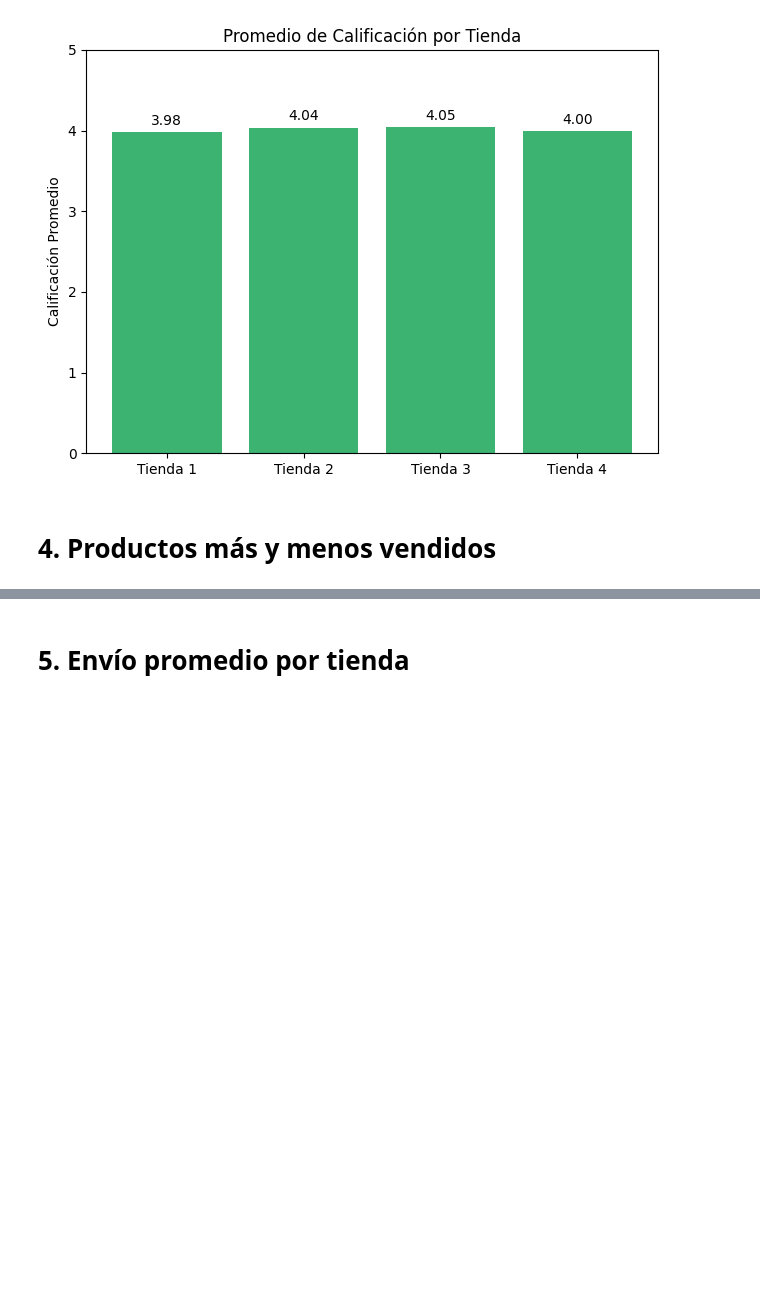
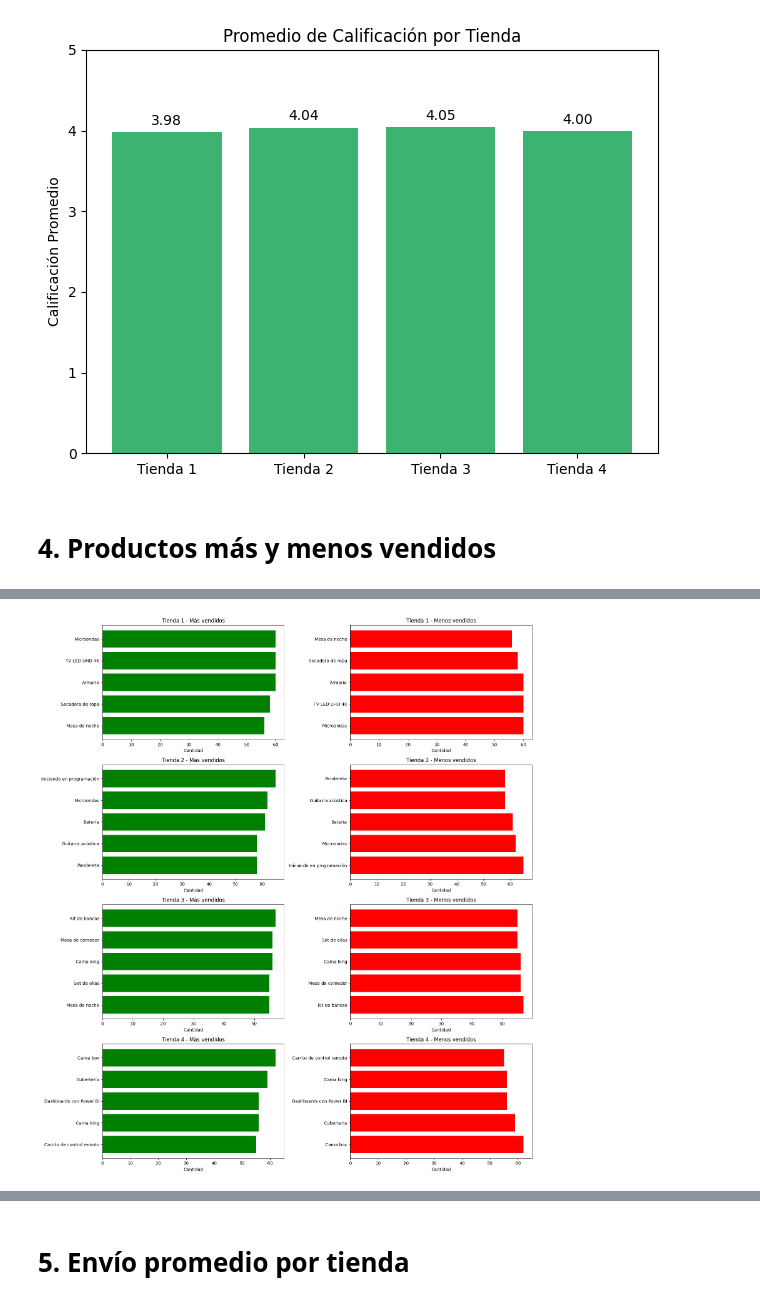
Before and after one commit to DaniBntz/AluraStore, a Jupyter notebook: Challenge_AluraStoreLatam.ipynb, the cells around one changed output, grey strips where cells are left out. Drawn from its saved outputs; the diff is of its cells as text; code cells hidden in the pictures; blank space fills up the shorter version.

Commit message:
Productos más y menos vendidos por tienda comparación con gráficas.

```diff
--- a/Challenge_AluraStoreLatam.ipynb
+++ b/Challenge_AluraStoreLatam.ipynb
@@ -275,0 +335,25 @@ plt.show()
+# %%
+#Ahora que tengo los productos más y menos vendidos por tienda,
+#realizo la visualización para que se entienda mejor
+
+fig, axs = plt.subplots(4, 2, figsize=(16, 18))  # 4 tiendas, 2 columnas: más y menos vendidos
+
+tiendas = ['Tienda 1', 'Tienda 2', 'Tienda 3', 'Tienda 4']
+datos_mas = [mas_vendidos_t1, mas_vendidos_t2, mas_vendidos_t3, mas_vendidos_t4]
+datos_menos = [menos_vendidos_t1, menos_vendidos_t2, menos_vendidos_t3, menos_vendidos_t4]
+
+for i in range(4):
+    # Más vendidos
+    axs[i, 0].barh(datos_mas[i].index[::-1], datos_mas[i].values[::-1], color='green')
+    axs[i, 0].set_title(f'{tiendas[i]} - Más vendidos')
+    axs[i, 0].set_xlabel('Cantidad')
+
+    # Menos vendidos
+    axs[i, 1].barh(datos_menos[i].index, datos_menos[i].values, color='red')
+    axs[i, 1].set_title(f'{tiendas[i]} - Menos vendidos')
+    axs[i, 1].set_xlabel('Cantidad')
+
+plt.tight_layout()
+plt.show()
+# %% [output]
+[figure, added]
```
Also changed, not shown: parts of 3 cells of this notebook.
